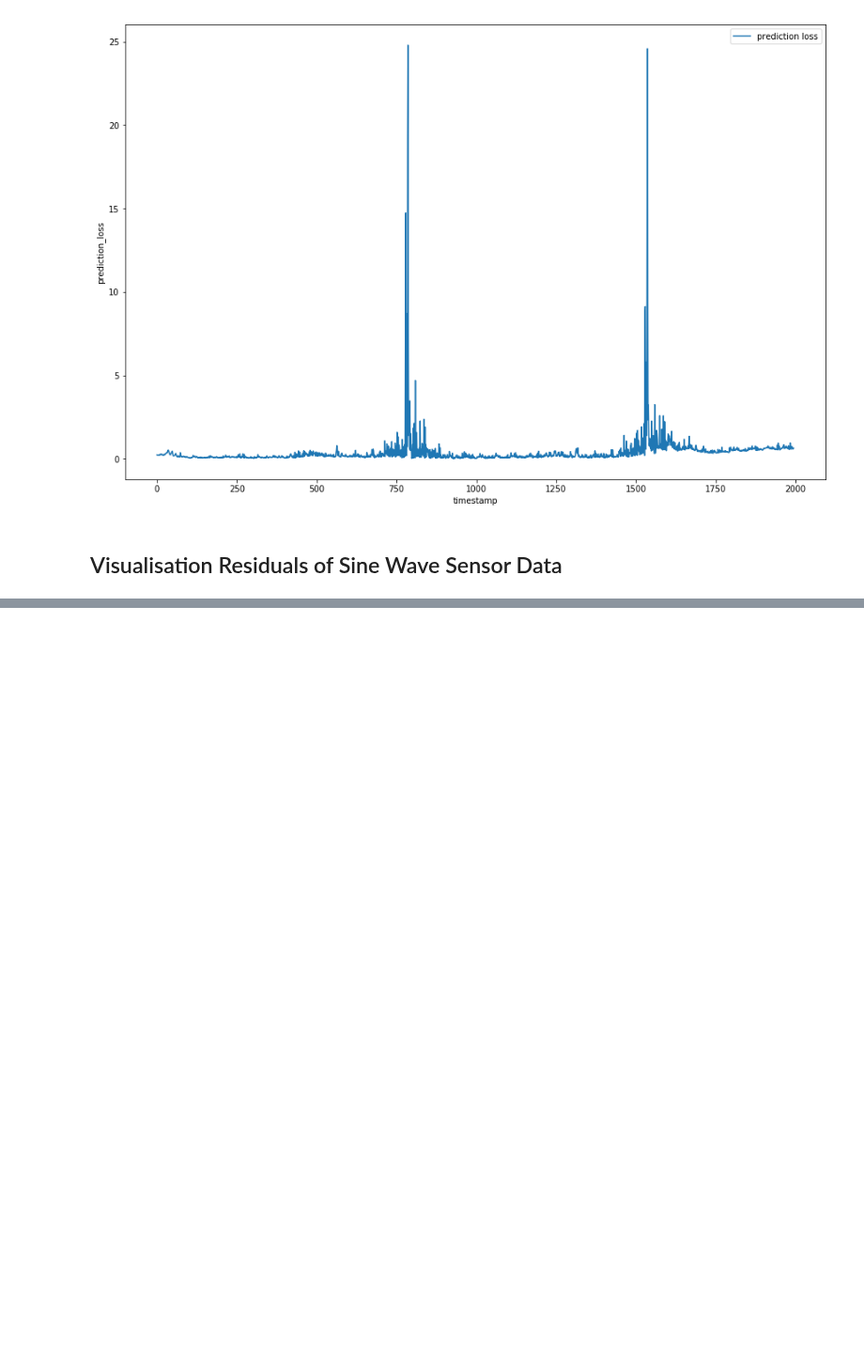
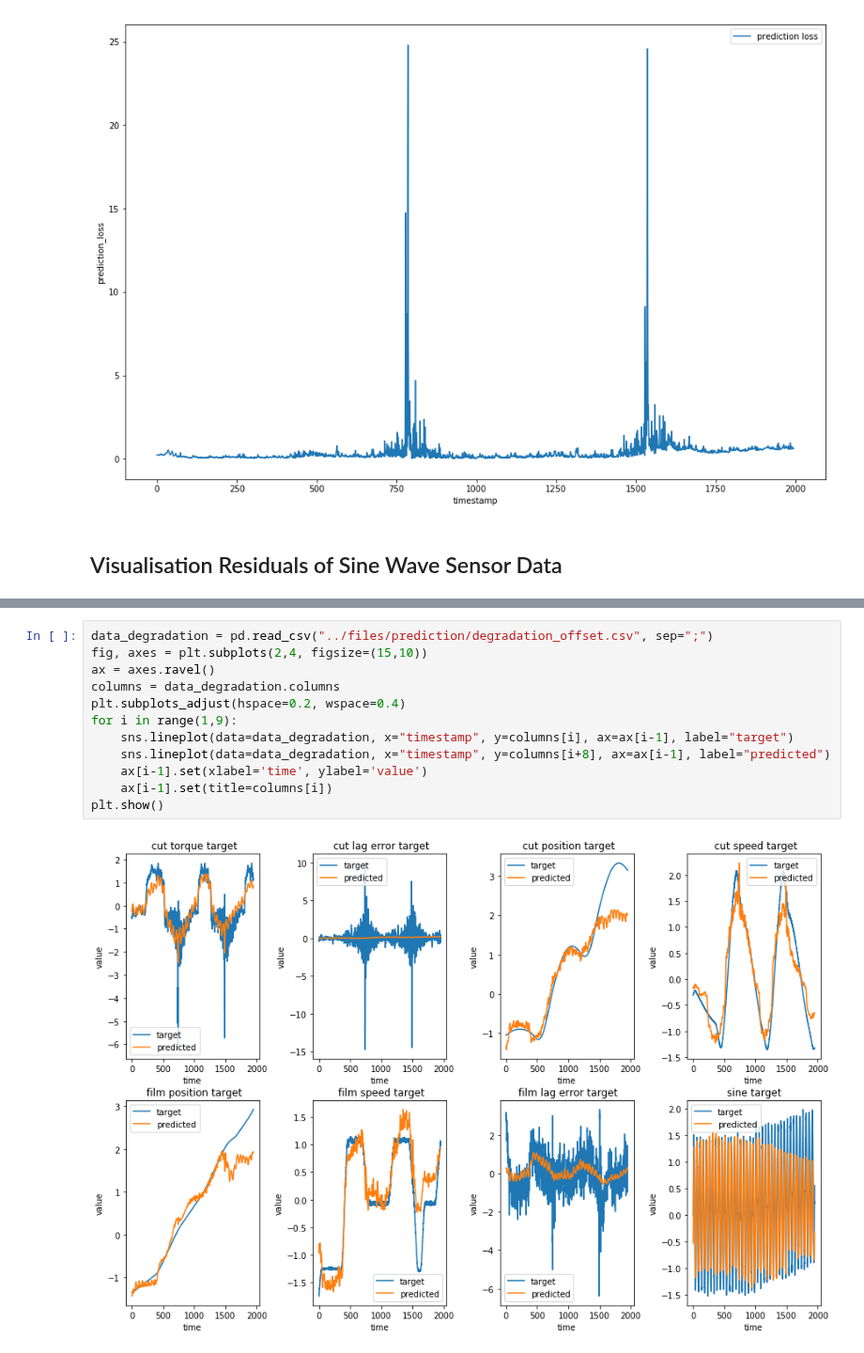
Before and after one commit to carlov93/predictive_maintenance, a Jupyter notebook: src/visualisation/prediction/visualisation_prediction_artifical_signal.ipynb, the cells around one changed output, grey strips where cells are left out. Shown at 94% size. Cells and saved outputs as stored; diff of their text form; blank space fills up the shorter version.

```diff
--- a/src/visualisation/prediction/visualisation_prediction_artifical_signal.ipynb
+++ b/src/visualisation/prediction/visualisation_prediction_artifical_signal.ipynb
@@ -119,0 +122,14 @@ plt.show()
+# %%
+data_degradation = pd.read_csv("../files/prediction/degradation_offset.csv", sep=";")
+fig, axes = plt.subplots(2,4, figsize=(15,10))
+ax = axes.ravel()
+columns = data_degradation.columns
+plt.subplots_adjust(hspace=0.2, wspace=0.4)
+for i in range(1,9):
+    sns.lineplot(data=data_degradation, x="timestamp", y=columns[i], ax=ax[i-1], label="target")
+    sns.lineplot(data=data_degradation, x="timestamp", y=columns[i+8], ax=ax[i-1], label="predicted")
+    ax[i-1].set(xlabel='time', ylabel='value')
+    ax[i-1].set(title=columns[i])
+plt.show()
+# %% [output]
+[figure, added]
```
Also changed, not shown: parts of 9 cells of this notebook, 3 other files.
